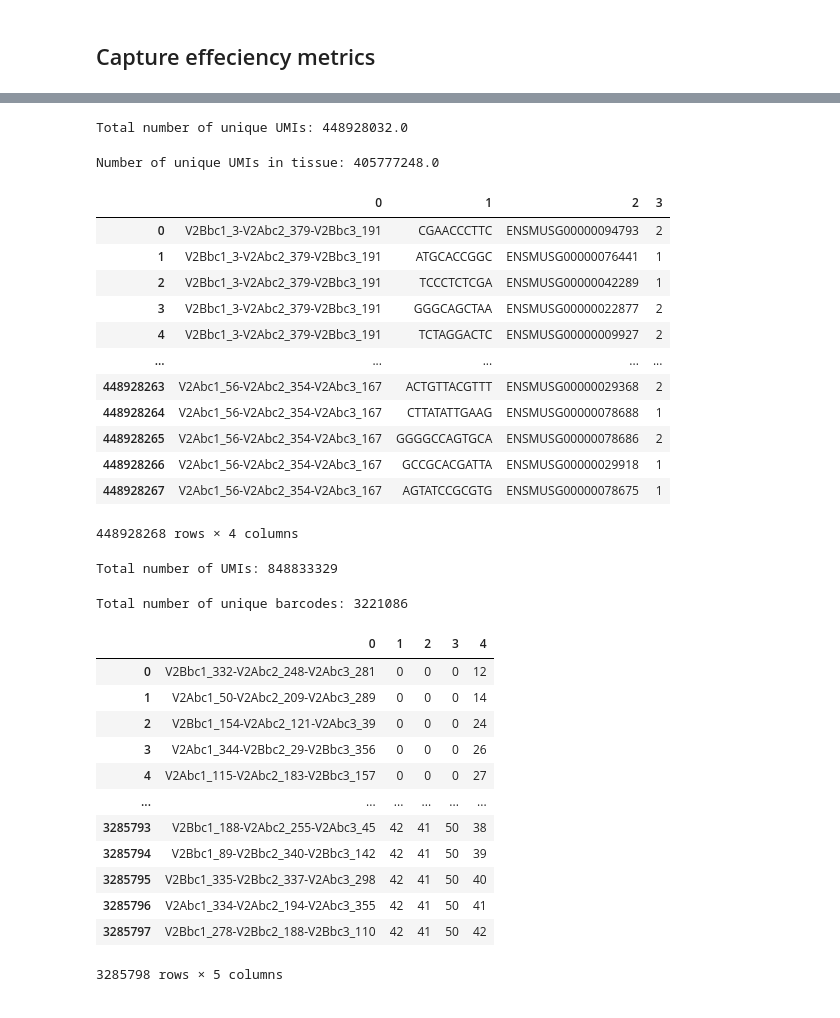
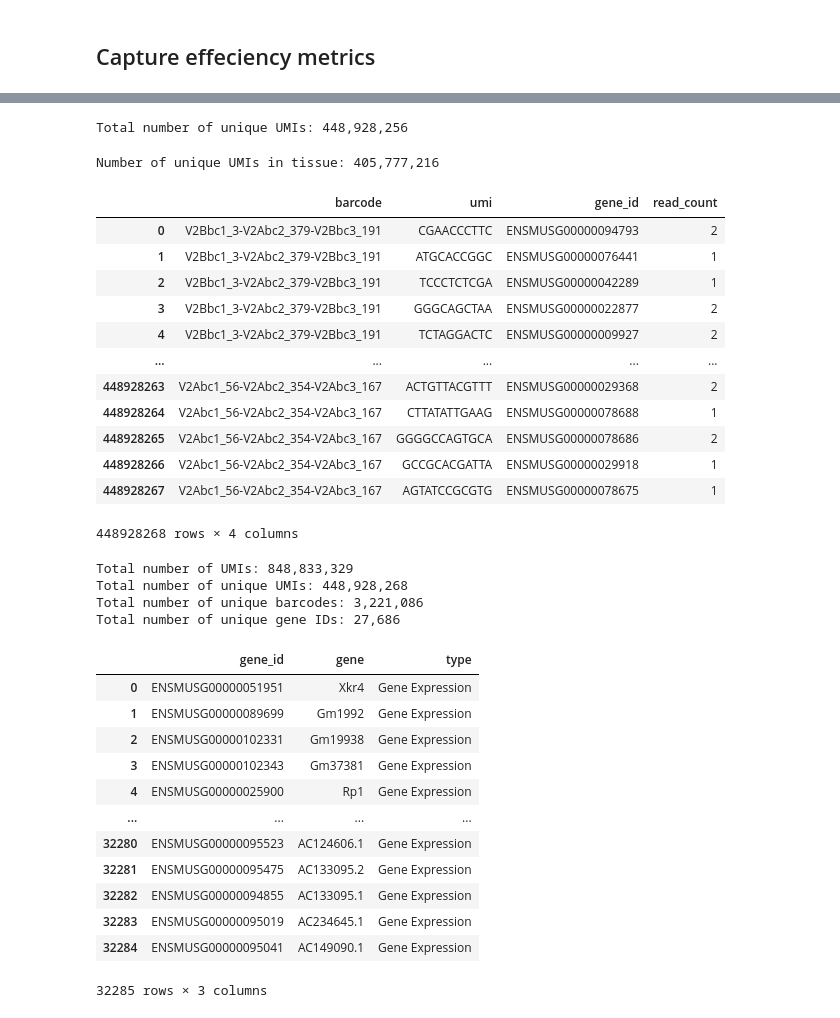
Before and after one commit to vibspatial/seq-spatial-transcriptomics-benchmark, a Jupyter notebook: BMK_S3000/harpy/exp100.ipynb, the cells around one changed output, grey strips where cells are left out. Drawn from its saved outputs; the diff is of its cells as text; code cells hidden in the pictures.

```diff
--- a/BMK_S3000/harpy/exp100.ipynb
+++ b/BMK_S3000/harpy/exp100.ipynb
@@ -38,14 +35,16 @@ from _bmkmanu import bmkmanu
 # %%
 dataset_id = 'exp100'
 
-path = f'E:/2024-07-UTBenchmark-SpC/data/processed/BMK_S3000/Exp100/BSTMAtrix'
-bc_path = f'e:/2024-07-UTBenchmark-SpC/data/processed/BMK_S3000/Exp100/bc2bc/{dataset_id}.bc'
+path = f'/data/groups/technologies/spatial.catalyst/Projects/2024-07-UTBenchmark-SpC/data/processed/BMK_S3000/Exp100/BSTMAtrix'
+bc_path = f'/data/groups/technologies/spatial.catalyst/Projects/2024-07-UTBenchmark-SpC/data/processed/BMK_S3000/Exp100/bc2bc/{dataset_id}.bc'
 config_prefix = 'exp100_28Feb2025'
 technology = 'S3000'
-output_path = f'E:/2024-07-UTBenchmark-SpC/data/processed/BMK_S3000/Exp100/harpy/sdata.zarr'
+output_path = f'/data/groups/technologies/spatial.catalyst/Projects/2024-07-UTBenchmark-SpC/data/processed/BMK_S3000/Exp100/harpy/sdata.zarr'
+
+barcode_decoding_path = os.path.join(f"/data/groups/technologies/spatial.catalyst/Projects/2024-07-UTBenchmark-SpC/data/raw/BMK_S3000/barcode_decoding_files/20241023-DH14DN10F2-A2-20X-V2AB-final_signal.txt")
 
 pipeline_name = 'BSTMAtrix'
 species = 'mouse'
-tissue_annotation_file = f'E:/2024-07-UTBenchmark-SpC/data/processed/BMK_S3000/Exp100/tissue_annotation/tissue.geojson'
+tissue_annotation_file = f'/data/groups/technologies/spatial.catalyst/Projects/2024-07-UTBenchmark-SpC/data/processed/BMK_S3000/Exp100/tissue_annotation/tissue.geojson'
 # %%
 # sdata = sd.read_zarr(output_path)
@@ -410,18 +1219,18 @@ Number of genes in tissue: 27432
 # %%
 # Total number of unique UMIs
-print(f"Total number of unique UMIs: {sdata.tables['level_1'].X.sum()}")
+print(f"Total number of unique UMIs: {adata.X.sum():,.0f}")
 # %% [output]
-Total number of unique UMIs: 448928032.0
+Total number of unique UMIs: 448,928,256
 # %%
 # Number of unique UMIs in tissue
-print(f"Number of unique UMIs in tissue: {sdata.tables['level_1'][sdata.tables['level_1'].obs['in_tissue_annotation'] == 1].X.sum()}")
+print(f"Number of unique UMIs in tissue: {adata[adata.obs['in_tissue_annotation'] == 1].X.sum():,.0f}")
 # %% [output]
-Number of unique UMIs in tissue: 405777248.0
+Number of unique UMIs in tissue: 405,777,216
 # %%
-umi_gene = pd.read_csv(os.path.join(path, config_prefix, 'umi_gene.tsv.gz'), sep='\t', header=None)
+umi_gene = pd.read_csv(os.path.join(path, config_prefix, 'umi_gene.tsv.gz'), sep='\t', header=None, names=["barcode", "umi", "gene_id", "read_count"])
 umi_gene
 # %% [output]
-|  | 0 | 1 | 2 | 3 |
+|  | barcode | umi | gene_id | read_count |
 | 0 | V2Bbc1_3-V2Abc2_379-V2Bbc3_191 | CGAACCCTTC | ENSMUSG00000094793 | 2 |
 | 1 | V2Bbc1_3-V2Abc2_379-V2Bbc3_191 | ATGCACCGGC | ENSMUSG00000076441 | 1 |
 | 2 | V2Bbc1_3-V2Abc2_379-V2Bbc3_191 | TCCCTCTCGA | ENSMUSG00000042289 | 1 |
@@ -434,30 +1243,38 @@ umi_gene
 | 448928266 | V2Abc1_56-V2Abc2_354-V2Abc3_167 | GCCGCACGATTA | ENSMUSG00000029918 | 1 |
 | 448928267 | V2Abc1_56-V2Abc2_354-V2Abc3_167 | AGTATCCGCGTG | ENSMUSG00000078675 | 1 |
 448928268 rows × 4 columns
-# %%
-# Total number of UMIs
-print("Total number of UMIs:", umi_gene[3].sum())
-# %% [output]
-Total number of UMIs: 848833329
-# %%
-# Total number of unique barcodes
-print("Total number of unique barcodes:", umi_gene[0].nunique())
-# %% [output]
-Total number of unique barcodes: 3221086
+# %%
+# Total number of UMIs
+print(f"Total number of UMIs: {umi_gene['read_count'].sum():,}")
+
+# Total number of unique UMIs
+unique_UMIs = umi_gene[['barcode', 'umi', 'gene_id']].drop_duplicates().shape[0]
+print(f"Total number of unique UMIs: {unique_UMIs:,}")
+
+# Total number of unique barcodes
+print(f"Total number of unique barcodes: {umi_gene['barcode'].nunique():,}")
+
+# Total number of unique gene IDs
+print(f"Total number of unique gene IDs: {umi_gene['gene_id'].nunique():,}")
+# %% [output]
+Total number of UMIs: 848,833,329
+Total number of unique UMIs: 448,928,268
+Total number of unique barcodes: 3,221,086
+Total number of unique gene IDs: 27,686
 # %%
-barcode_pos = pd.read_csv(os.path.join(path, config_prefix, 'barcode_pos.tsv'), sep='\t', header=None)
-barcode_pos
+features = pd.read_csv(os.path.join(path, config_prefix, 'features.tsv'), sep='\t', header=None, names=["gene_id", "gene", "type"])
+features
 # %% [output]
-|  | 0 | 1 | 2 | 3 | 4 |
-| 0 | V2Bbc1_332-V2Abc2_248-V2Abc3_281 | 0 | 0 | 0 | 12 |
-| 1 | V2Abc1_50-V2Abc2_209-V2Abc3_289 | 0 | 0 | 0 | 14 |
-| 2 | V2Bbc1_154-V2Abc2_121-V2Abc3_39 | 0 | 0 | 0 | 24 |
-| 3 | V2Abc1_344-V2Bbc2_29-V2Bbc3_356 | 0 | 0 | 0 | 26 |
-| 4 | V2Abc1_115-V2Abc2_183-V2Bbc3_157 | 0 | 0 | 0 | 27 |
-| ... | ... | ... | ... | ... | ... |
-| 3285793 | V2Bbc1_188-V2Abc2_255-V2Abc3_45 | 42 | 41 | 50 | 38 |
-| 3285794 | V2Bbc1_89-V2Bbc2_340-V2Bbc3_142 | 42 | 41 | 50 | 39 |
-| 3285795 | V2Bbc1_335-V2Bbc2_337-V2Abc3_298 | 42 | 41 | 50 | 40 |
-| 3285796 | V2Abc1_334-V2Abc2_194-V2Abc3_355 | 42 | 41 | 50 | 41 |
-| 3285797 | V2Bbc1_278-V2Bbc2_188-V2Bbc3_110 | 42 | 41 | 50 | 42 |
+|  | gene_id | gene | type |
+| 0 | ENSMUSG00000051951 | Xkr4 | Gene Expression |
+| 1 | ENSMUSG00000089699 | Gm1992 | Gene Expression |
+| 2 | ENSMUSG00000102331 | Gm19938 | Gene Expression |
+| 3 | ENSMUSG00000102343 | Gm37381 | Gene Expression |
+| 4 | ENSMUSG00000025900 | Rp1 | Gene Expression |
+| ... | ... | ... | ... |
+| 32280 | ENSMUSG00000095523 | AC124606.1 | Gene Expression |
+| 32281 | ENSMUSG00000095475 | AC133095.2 | Gene Expression |
+| 32282 | ENSMUSG00000094855 | AC133095.1 | Gene Expression |
+| 32283 | ENSMUSG00000095019 | AC234645.1 | Gene Expression |
+| 32284 | ENSMUSG00000095041 | AC149090.1 | Gene Expression |
-3285798 rows × 5 columns
+32285 rows × 3 columns
```
Also changed, not shown: parts of 67 cells of this notebook, 5 other files.
